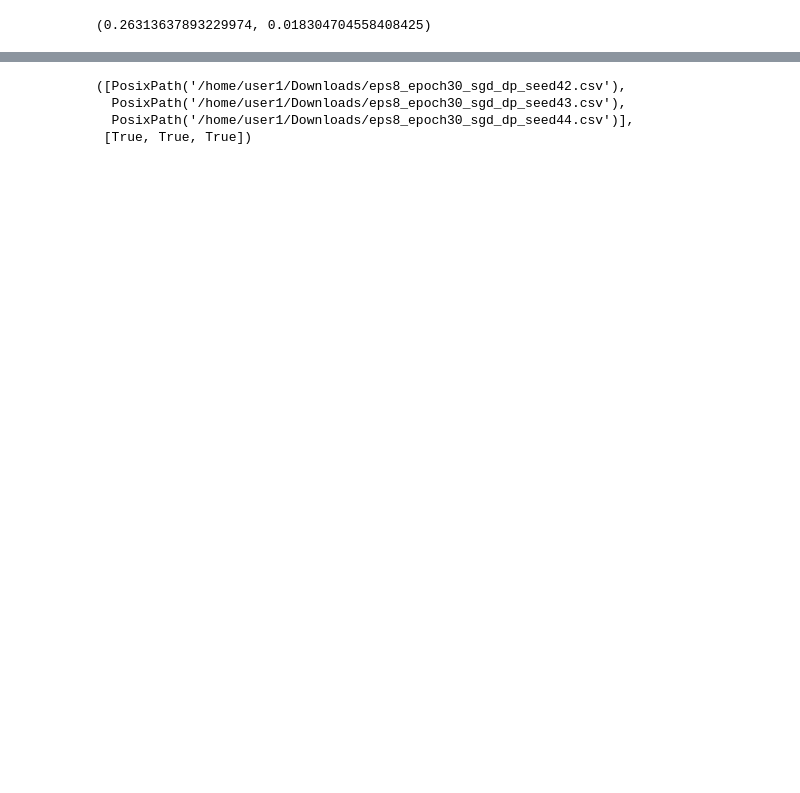
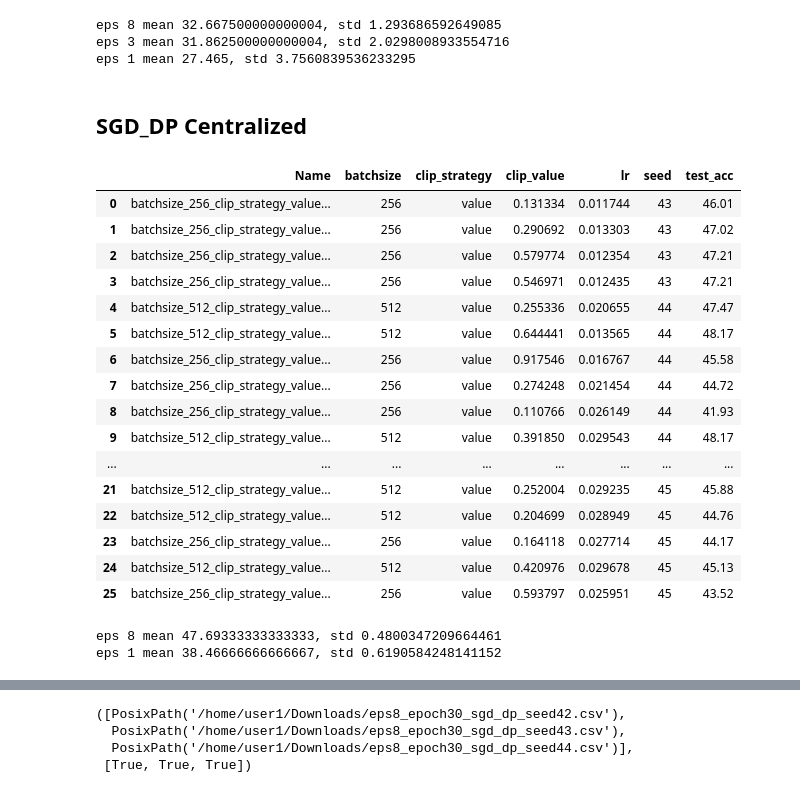
Before and after one commit to moshebeutel/fed_trainers, a Jupyter notebook: notebooks/experiment_analysis.ipynb, the cells around one changed output, grey strips where cells are left out. Saved outputs shown, nothing was run; the diff lists cells and outputs as text; code cells hidden in the pictures; blank space fills up the shorter version.

```diff
--- a/notebooks/experiment_analysis.ipynb
+++ b/notebooks/experiment_analysis.ipynb
@@ -53,5 +184,43 @@ df[df['test_acc'] > 0.21]
 # %%
-best = df.groupby(['seed'])['test_acc'].max()
-best.mean(), best.std()
+for eps in [8,3,1]:
+    df_eps = df[df.eps == eps]
+    best = df_eps.groupby(['seed'])['test_acc'].max()
+    print(f'eps {eps} mean {best.mean()}, std {best.std()}')
 # %% [output]
-(0.26313637893229974, 0.018304704558408425)
+eps 8 mean 32.667500000000004, std 1.293686592649085
+eps 3 mean 31.862500000000004, std 2.0298008933554716
+eps 1 mean 27.465, std 3.7560839536233295
+# %% [markdown]
+## SGD_DP Centralized
+# %%
+eps1_sgd_dp_cent_files = [f for f in csv_folder.iterdir() if ('cent_sgddp' in f.name and 'eps1' in f.name) ]
+eps8_sgd_dp_cent_files = [f for f in csv_folder.iterdir() if ('cent_sgddp' in f.name and 'eps8' in f.name) ]
+df1 = pd.concat([pd.read_csv(f) for f in eps1_sgd_dp_cent_files], ignore_index=True)
+df8 = pd.concat([pd.read_csv(f) for f in eps8_sgd_dp_cent_files], ignore_index=True)
+df8
+# %% [output]
+|  | Name | batchsize | clip_strategy | clip_value | lr | seed | test_acc |
+| 0 | batchsize_256_clip_strategy_value... | 256 | value | 0.131334 | 0.011744 | 43 | 46.01 |
+| 1 | batchsize_256_clip_strategy_value... | 256 | value | 0.290692 | 0.013303 | 43 | 47.02 |
+| 2 | batchsize_256_clip_strategy_value... | 256 | value | 0.579774 | 0.012354 | 43 | 47.21 |
+| 3 | batchsize_256_clip_strategy_value... | 256 | value | 0.546971 | 0.012435 | 43 | 47.21 |
+| 4 | batchsize_512_clip_strategy_value... | 512 | value | 0.255336 | 0.020655 | 44 | 47.47 |
+| 5 | batchsize_512_clip_strategy_value... | 512 | value | 0.644441 | 0.013565 | 44 | 48.17 |
+| 6 | batchsize_256_clip_strategy_value... | 256 | value | 0.917546 | 0.016767 | 44 | 45.58 |
+| 7 | batchsize_256_clip_strategy_value... | 256 | value | 0.274248 | 0.021454 | 44 | 44.72 |
+| 8 | batchsize_256_clip_strategy_value... | 256 | value | 0.110766 | 0.026149 | 44 | 41.93 |
+| 9 | batchsize_512_clip_strategy_value... | 512 | value | 0.391850 | 0.029543 | 44 | 48.17 |
+| ... | ... | ... | ... | ... | ... | ... | ... |
+| 21 | batchsize_512_clip_strategy_value... | 512 | value | 0.252004 | 0.029235 | 45 | 45.88 |
+| 22 | batchsize_512_clip_strategy_value... | 512 | value | 0.204699 | 0.028949 | 45 | 44.76 |
+| 23 | batchsize_256_clip_strategy_value... | 256 | value | 0.164118 | 0.027714 | 45 | 44.17 |
+| 24 | batchsize_512_clip_strategy_value... | 512 | value | 0.420976 | 0.029678 | 45 | 45.13 |
+| 25 | batchsize_256_clip_strategy_value... | 256 | value | 0.593797 | 0.025951 | 45 | 43.52 |
+# %%
+for eps, df_eps in zip([8,1],[df8, df1]):
+
+    best = df_eps.groupby(['seed'])['test_acc'].max()
+    print(f'eps {eps} mean {best.mean()}, std {best.std()}')
+# %% [output]
+eps 8 mean 47.69333333333333, std 0.4800347209664461
+eps 1 mean 38.46666666666667, std 0.6190584248141152
```
Also changed, not shown: parts of 14 cells of this notebook.
